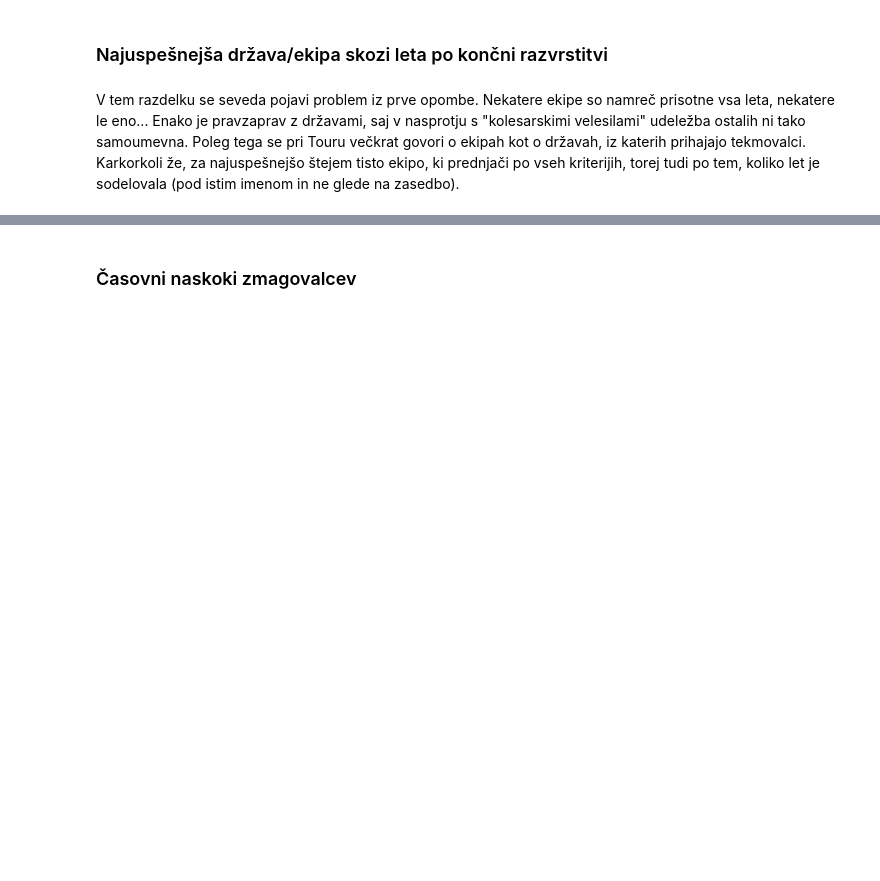
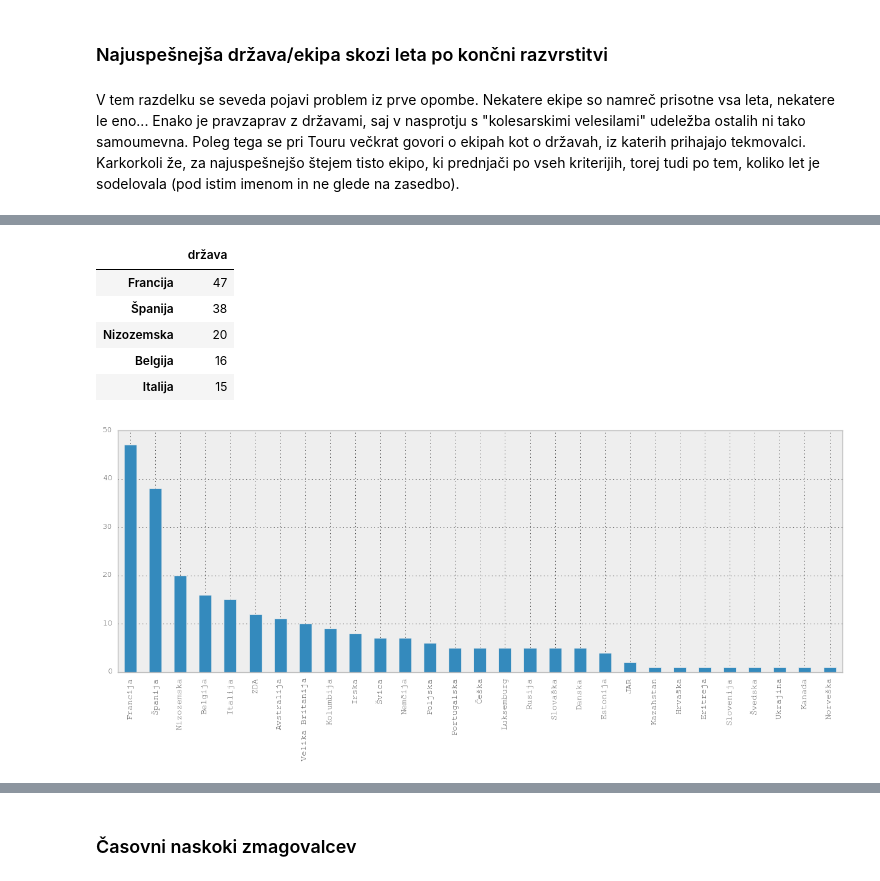
Before and after one commit to aeTS/Projekt-PRO1, a Jupyter notebook: Projekt_analiza_Tour.ipynb, the cells around one changed output, grey strips where cells are left out. Saved outputs shown, nothing was run; the diff lists cells and outputs as text; code cells hidden in the pictures; blank space fills up the shorter version.

```diff
--- a/Projekt_analiza_Tour.ipynb
+++ b/Projekt_analiza_Tour.ipynb
@@ -55 +67,12 @@ najekipe = drzave10[drzave10.mesto == 1]
+# %%
+drzave50['država'].value_counts().plot(kind='bar')
+pd.DataFrame(drzave50['država'].value_counts())[:5]
+# %% [output]
+|  | država |
+| Francija | 47 |
+| Španija | 38 |
+| Nizozemska | 20 |
+| Belgija | 16 |
+| Italija | 15 |
+[figure, added]
 # %%
```
Also changed, not shown: parts of 13 cells of this notebook.
